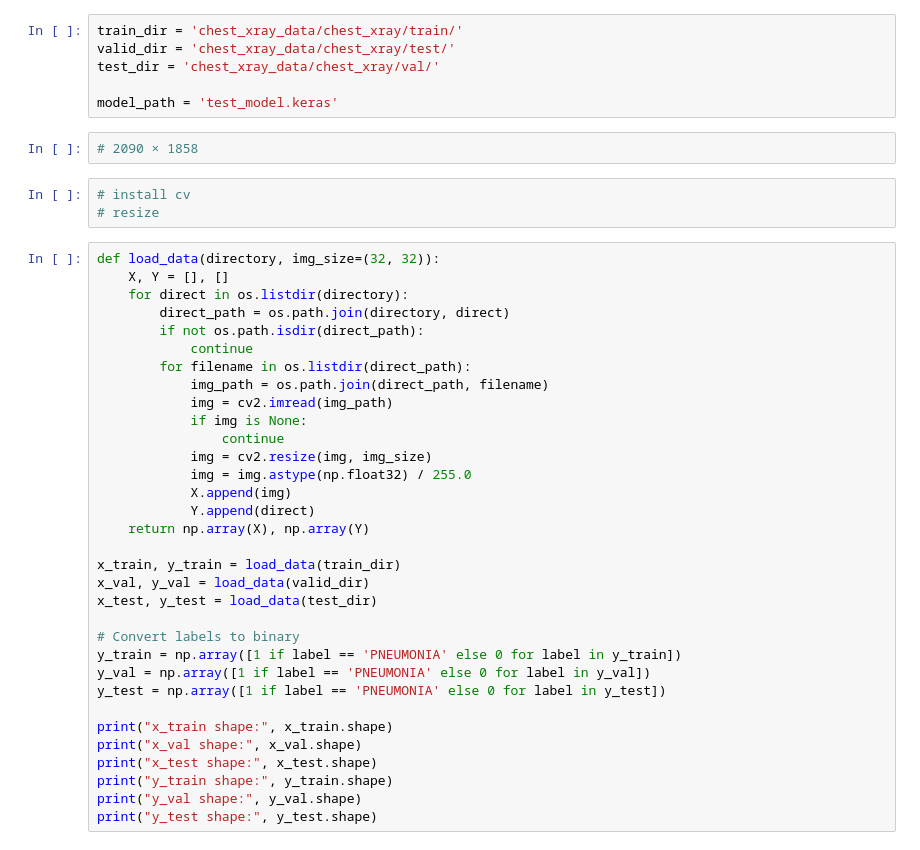
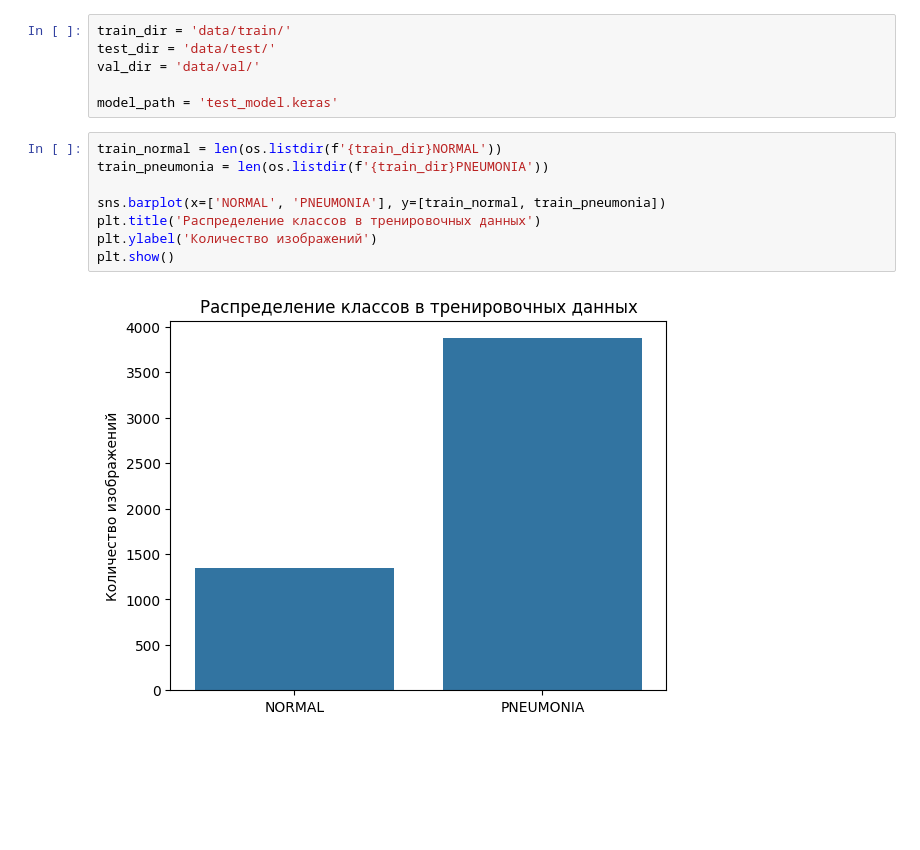
Before and after one commit to Katrin-Pochtar/Masters, a Jupyter notebook: Semester_2/DL/Exam/Main.ipynb, the cells around one changed output. Saved outputs shown, nothing was run; the diff lists cells and outputs as text; blank space fills up the shorter version.

```diff
--- a/Semester_2/DL/Exam/Main.ipynb
+++ b/Semester_2/DL/Exam/Main.ipynb
@@ -24,44 +35,16 @@ with zipfile.ZipFile("chest-xray-pneumonia.zip", 'r') as zip_ref:
-# %%
-train_dir = 'chest_xray_data/chest_xray/train/'
-valid_dir = 'chest_xray_data/chest_xray/test/'
-test_dir = 'chest_xray_data/chest_xray/val/'
-
-model_path = 'test_model.keras'
-# %%
-# 2090 × 1858
-# %%
-# install cv
-# resize
-# %%
-def load_data(directory, img_size=(32, 32)):
-    X, Y = [], []
-    for direct in os.listdir(directory):
-        direct_path = os.path.join(directory, direct)
-        if not os.path.isdir(direct_path):
-            continue
-        for filename in os.listdir(direct_path):
-            img_path = os.path.join(direct_path, filename)
-            img = cv2.imread(img_path)
-            if img is None:
-                continue
-            img = cv2.resize(img, img_size)
-            img = img.astype(np.float32) / 255.0
-            X.append(img)
-            Y.append(direct)
-    return np.array(X), np.array(Y)
-
-x_train, y_train = load_data(train_dir)
-x_val, y_val = load_data(valid_dir)
-x_test, y_test = load_data(test_dir)
-
-# Convert labels to binary
-y_train = np.array([1 if label == 'PNEUMONIA' else 0 for label in y_train])
-y_val = np.array([1 if label == 'PNEUMONIA' else 0 for label in y_val])
-y_test = np.array([1 if label == 'PNEUMONIA' else 0 for label in y_test])
-
-print("x_train shape:", x_train.shape)
-print("x_val shape:", x_val.shape)
-print("x_test shape:", x_test.shape)
-print("y_train shape:", y_train.shape)
-print("y_val shape:", y_val.shape)
-print("y_test shape:", y_test.shape)
+# %%
+train_dir = 'data/train/'
+test_dir = 'data/test/'
+val_dir = 'data/val/'
+
+model_path = 'test_model.keras'
+# %%
+train_normal = len(os.listdir(f'{train_dir}NORMAL'))
+train_pneumonia = len(os.listdir(f'{train_dir}PNEUMONIA'))
+
+sns.barplot(x=['NORMAL', 'PNEUMONIA'], y=[train_normal, train_pneumonia])
+plt.title('Распределение классов в тренировочных данных')
+plt.ylabel('Количество изображений')
+plt.show()
+# %% [output]
+[figure, added]
```
Also changed, not shown: parts of 29 cells of this notebook.
